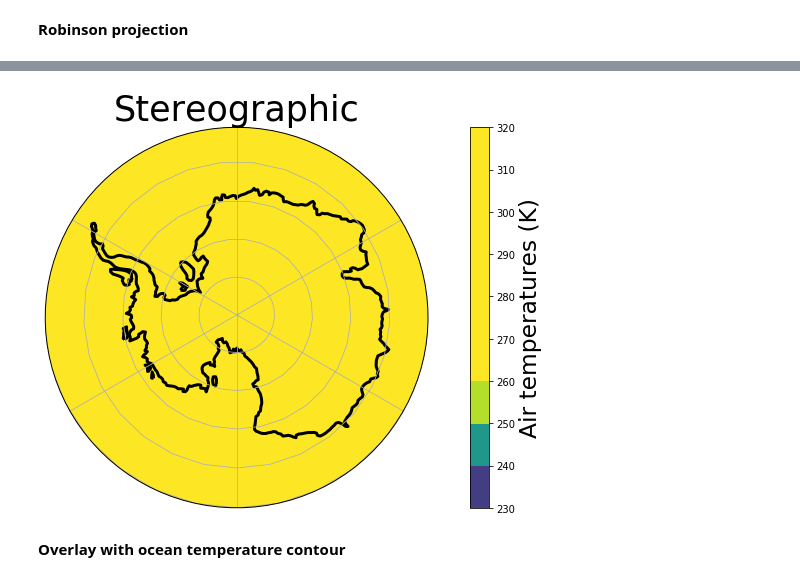
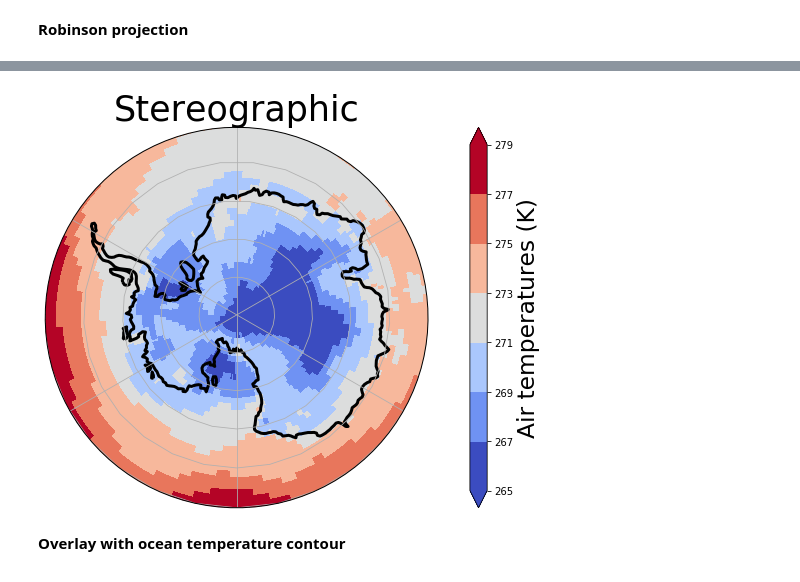
Before and after one commit to JuliaKukulies/teaching_climate, a Jupyter notebook: exercises_GVN465/ex4.ipynb, the cells around one changed output, grey strips where cells are left out. Drawn from its saved outputs; the diff is of its cells as text; code cells hidden in the pictures.

```diff
--- a/exercises_GVN465/ex4.ipynb
+++ b/exercises_GVN465/ex4.ipynb
@@ -149,12 +154,12 @@ ax = plt.axes(projection=ccrs.Robinson(central_longitude= 180))
 
 
 # customizing of colorbar
-cmap=plt.cm.viridis
-r = np.arange(230,310)
+cmap=plt.cm.coolwarm
+r = np.arange(250,320,5)
 norm = colors.BoundaryNorm(boundaries= r,  ncolors= 256)
 
-# plot (plotting function can be any, instead you could for example also use plt.pcolormesh() )
-m =plt.contourf(lons, lats, airJan, transform= ccrs.PlateCarree(), cmap = cmap, norm = norm)
+# plot (plotting function can be any, instead you could for example also use plt.contourf() )
+m =plt.pcolormesh(lons, lats, airJan, cmap = cmap, norm = norm, transform= ccrs.PlateCarree())
 
 # add extra features
 s= 35
@@ -162,9 +167,10 @@ plt.title('Robinson', fontsize= s)
 ax.coastlines(color = 'black', linewidth = 3.0)
 ax.gridlines(draw_labels=False)
 
-# colorbar
-cbar= plt.colorbar(m, orientation='vertical')
+# colorbar formatting
+cbar= plt.colorbar(m, drawedges=True, orientation='vertical', extend = 'both')
 cbar.set_label('Air temperatures (K)', fontsize = s/1.5)
+cbar.outline.set_edgecolor('black')
 
 
 #save figure as png
@@ -178,58 +188,57 @@ plt.show()
 # %%
-import matplotlib.path as mpath
 fig =plt.figure(figsize=(15,7))
 
-# coordinates
+# get 1D coordinates
 lons = lon[0]
 lats = lat[:,0]
 # set projection and extent
 ax = plt.axes(projection=ccrs.Stereographic(central_latitude=-90))
 
 
-# zoom in to Antarctica (this one is a bit complicated with cartopy)
+# stereographic projection needs cyclic input coordinates,
+# for this two specific packages are needed:
+from cartopy.util import add_cyclic_point as cycpt
+import matplotlib.path as mpath
+
+# zoom in to Antarctica
 ax.set_extent([-180,180,-60,-90], crs = ccrs.PlateCarree())
+# define circle
 theta = np.linspace(0, 2*np.pi, 100)
 center, radius = [0.5, 0.5], 0.5
 verts = np.vstack([np.sin(theta), np.cos(theta)]).T
 circle = mpath.Path(verts * radius + center)
 ax.set_boundary(circle, transform=ax.transAxes)
-
-
 # get cyclic coordinates for projection
-from cartopy.util import add_cyclic_point as cycpt
-
-data= np.roll(airJan, 144)
-data_cyclic, lon_cyclic = cycpt(data, lons)
+data_cyclic, lon_cyclic = cycpt(airJan, lons)
 lon_cyclic= np.ma.getdata(lon_cyclic)
 data_cyclic = np.ma.getdata(data_cyclic)
 lons2d, lats2d = np.meshgrid(lon_cyclic, lats)
 
-
-# customizing of colorbar
-cmap=plt.cm.viridis
-r = np.arange(230,260)
+# since Antarctica is colder you want to change the displayed range of colors
+r = np.arange(265,281,2)
 norm = colors.BoundaryNorm(boundaries= r,  ncolors= 256)
 
+
 # plot (plotting function can be any, instead you could for example also use plt.pcolormesh() )
-m =plt.contourf(lons2d, lats2d, data_cyclic, transform= ccrs.PlateCarree(), cmap = cmap, norm = norm)
+m =plt.pcolormesh(lons2d, lats2d, data_cyclic, transform= ccrs.PlateCarree(), cmap = cmap, norm = norm)
 
 # add extra features
 s= 35
 plt.title('Stereographic', fontsize= s)
 ax.coastlines(color = 'black', linewidth = 3.0)
 ax.gridlines(draw_labels=False)
 
 # colorbar
 cbar= plt.colorbar(m, extend = 'both', orientation='vertical')
 cbar.set_label('Air temperatures (K)', fontsize = s/1.5)
 
 
 #save figure as png
 plt.savefig('antartica_stereogr.png')
 
 plt.show()
 # %% [output]
-[figure, old version]
+[figure, new version]
 # %% [markdown]
 **Overlay with ocean temperature contour**
 # %%
```
Also changed, not shown: parts of 9 cells of this notebook.
